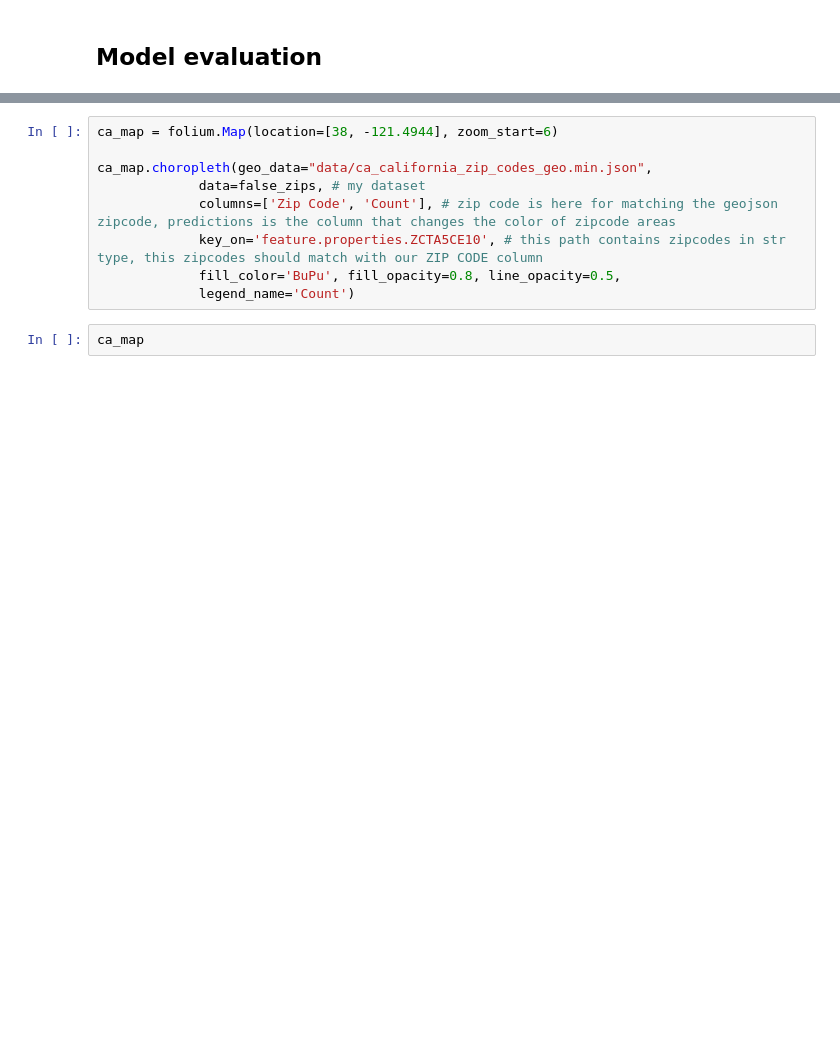
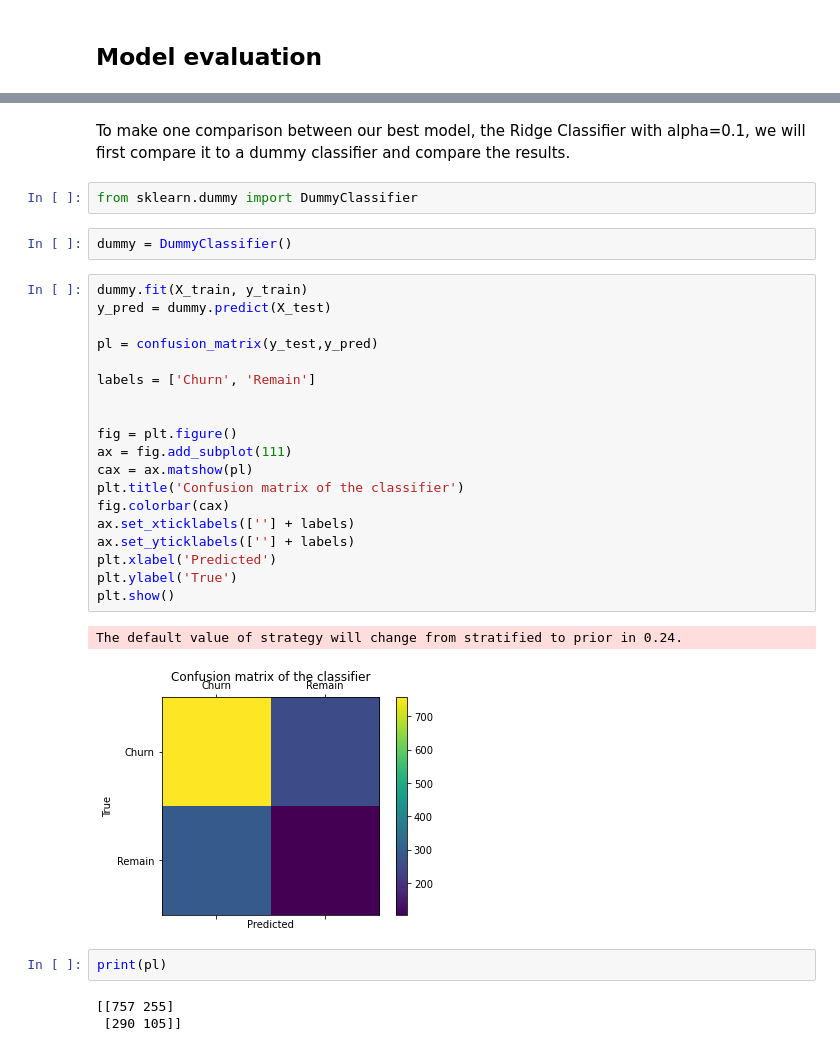
Before and after one commit to dvanheeswijk/Springboard, a Jupyter notebook: Capstone_3/Capstone 3 - Preprocessing and Modeling.ipynb, the cells around one changed output, grey strips where cells are left out. Saved outputs shown, nothing was run; the diff lists cells and outputs as text; blank space fills up the shorter version.

```diff
--- a/Capstone_3/Capstone 3 - Preprocessing and Modeling.ipynb
+++ b/Capstone_3/Capstone 3 - Preprocessing and Modeling.ipynb
@@ -617,11 +540,33 @@ false_zips.info()
-# %%
-ca_map = folium.Map(location=[38, -121.4944], zoom_start=6)
-
-ca_map.choropleth(geo_data="data/ca_california_zip_codes_geo.min.json",
-             data=false_zips, # my dataset
-             columns=['Zip Code', 'Count'], # zip code is here for matching the geojson zipcode, predictions is the column that changes the color of zipcode areas
-             key_on='feature.properties.ZCTA5CE10', # this path contains zipcodes in str type, this zipcodes should match with our ZIP CODE column
-             fill_color='BuPu', fill_opacity=0.8, line_opacity=0.5,
-             legend_name='Count')
-# %%
-ca_map
+# %% [markdown]
+To make one comparison between our best model, the Ridge Classifier with alpha=0.1, we will first compare it to a dummy classifier and compare the results.
+# %%
+from sklearn.dummy import DummyClassifier
+# %%
+dummy = DummyClassifier()
+# %%
+dummy.fit(X_train, y_train)
+y_pred = dummy.predict(X_test)
+
+pl = confusion_matrix(y_test,y_pred)
+
+labels = ['Churn', 'Remain']
+
+
+fig = plt.figure()
+ax = fig.add_subplot(111)
+cax = ax.matshow(pl)
+plt.title('Confusion matrix of the classifier')
+fig.colorbar(cax)
+ax.set_xticklabels([''] + labels)
+ax.set_yticklabels([''] + labels)
+plt.xlabel('Predicted')
+plt.ylabel('True')
+plt.show()
+# %% [output]
+The default value of strategy will change from stratified to prior in 0.24.
+[figure, added]
+# %%
+print(pl)
+# %% [output]
+[[757 255]
+ [290 105]]
```
Also changed, not shown: parts of 62 cells of this notebook.
